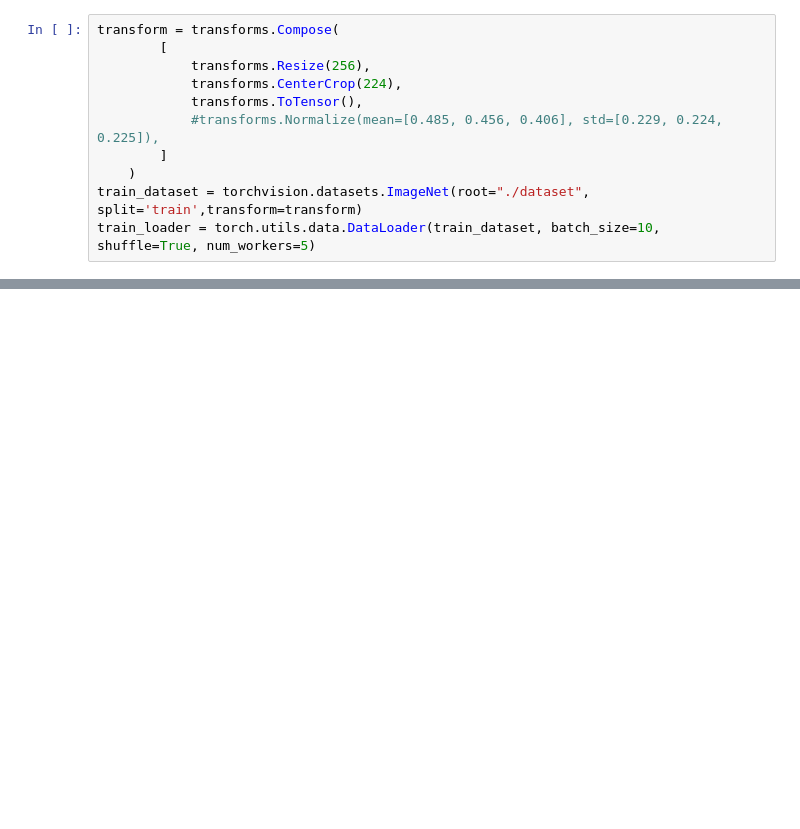
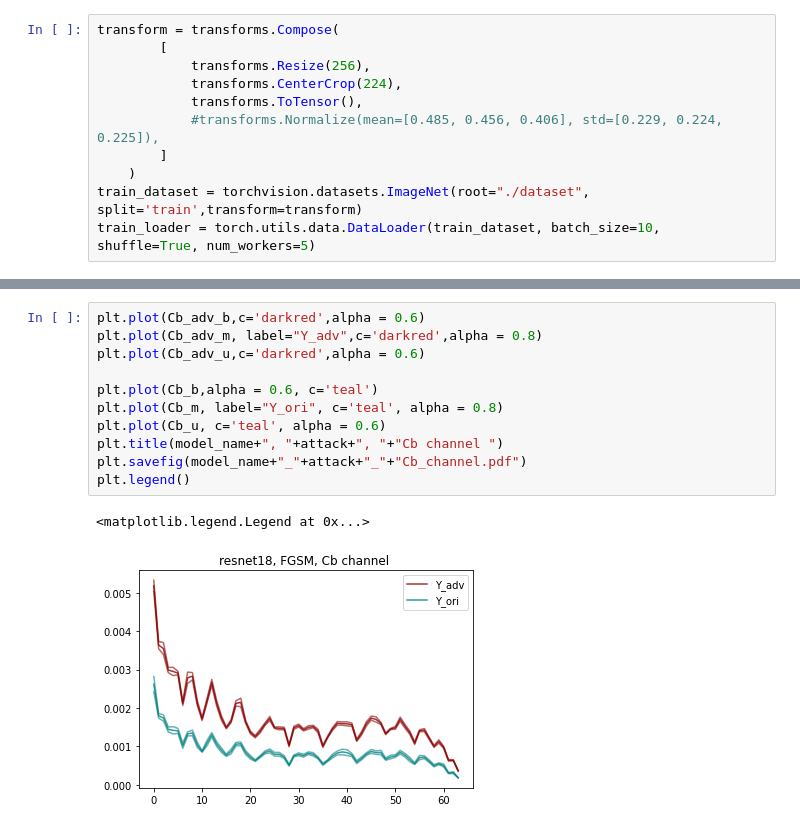
Before and after one commit to deponce/sen_attack, a Jupyter notebook: senattack.ipynb, the cells around one changed output, grey strips where cells are left out. Cells and saved outputs as stored; diff of their text form; blank space fills up the shorter version.

```diff
--- a/senattack.ipynb
+++ b/senattack.ipynb
@@ -163,0 +199,14 @@ plt.plot(Y_adv)
+# %%
+plt.plot(Cb_adv_b,c='darkred',alpha = 0.6)
+plt.plot(Cb_adv_m, label="Y_adv",c='darkred',alpha = 0.8)
+plt.plot(Cb_adv_u,c='darkred',alpha = 0.6)
+
+plt.plot(Cb_b,alpha = 0.6, c='teal')
+plt.plot(Cb_m, label="Y_ori", c='teal', alpha = 0.8)
+plt.plot(Cb_u, c='teal', alpha = 0.6)
+plt.title(model_name+", "+attack+", "+"Cb channel ")
+plt.savefig(model_name+"_"+attack+"_"+"Cb_channel.pdf")
+plt.legend()
+# %% [output]
+<matplotlib.legend.Legend at 0x...>
+[figure, added]
```
Also changed, not shown: parts of 15 cells of this notebook, 1 other file.
